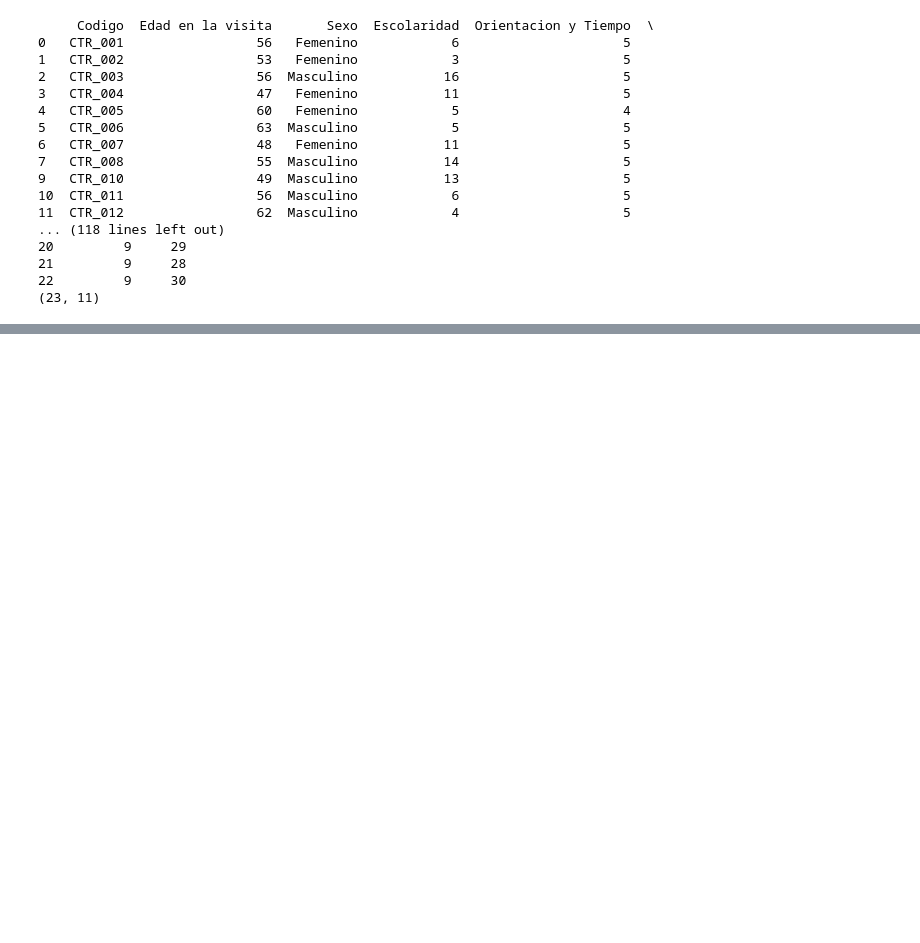
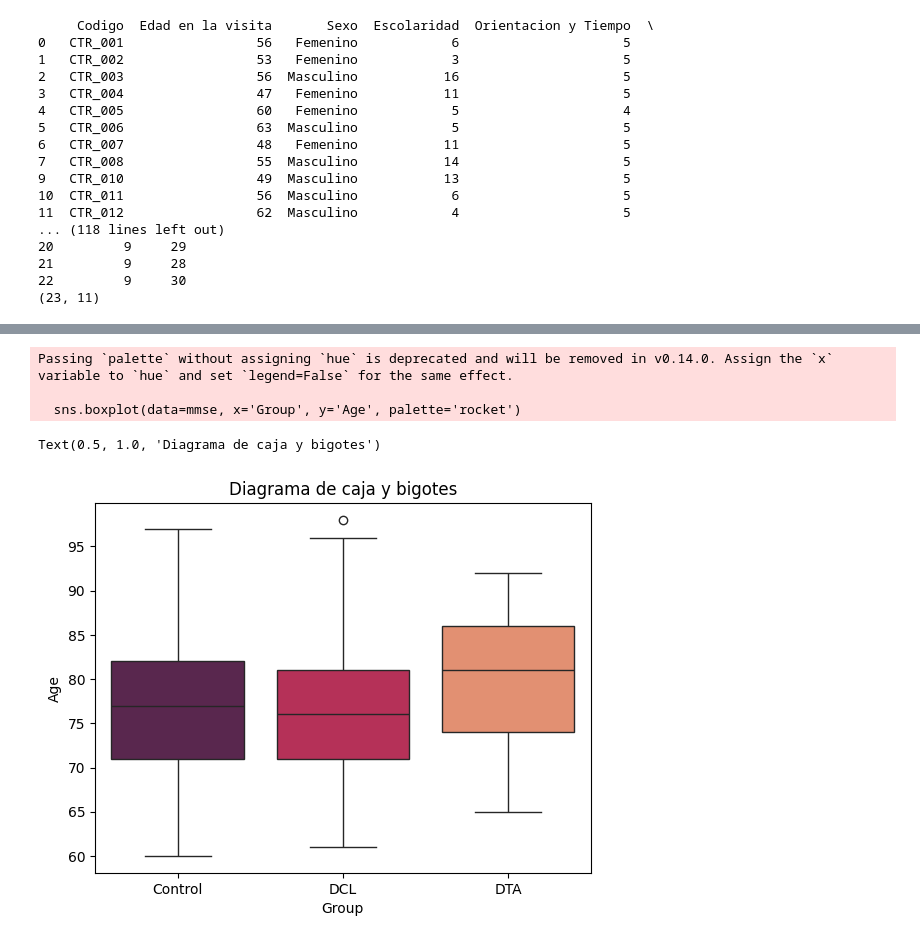
Before and after one commit to Mrios7/Info_2, a Jupyter notebook: clase19-03.ipynb, the cells around one changed output, grey strips where cells are left out. Cells and saved outputs as stored; diff of their text form; code cells hidden in the pictures; blank space fills up the shorter version.

```diff
--- a/clase19-03.ipynb
+++ b/clase19-03.ipynb
@@ -352,0 +367,9 @@ print(alzheimer_copy.shape)
+# %%
+sns.boxplot(data=mmse, x='Group', y='Age', palette='rocket')
+plt.title('Diagrama de caja y bigotes')
+# %% [output]
+Passing `palette` without assigning `hue` is deprecated and will be removed in v0.14.0. Assign the `x` variable to `hue` and set `legend=False` for the same effect.
+
+  sns.boxplot(data=mmse, x='Group', y='Age', palette='rocket')
+Text(0.5, 1.0, 'Diagrama de caja y bigotes')
+[figure, added]
```
Also changed, not shown: parts of 7 cells of this notebook, 2 other files.
